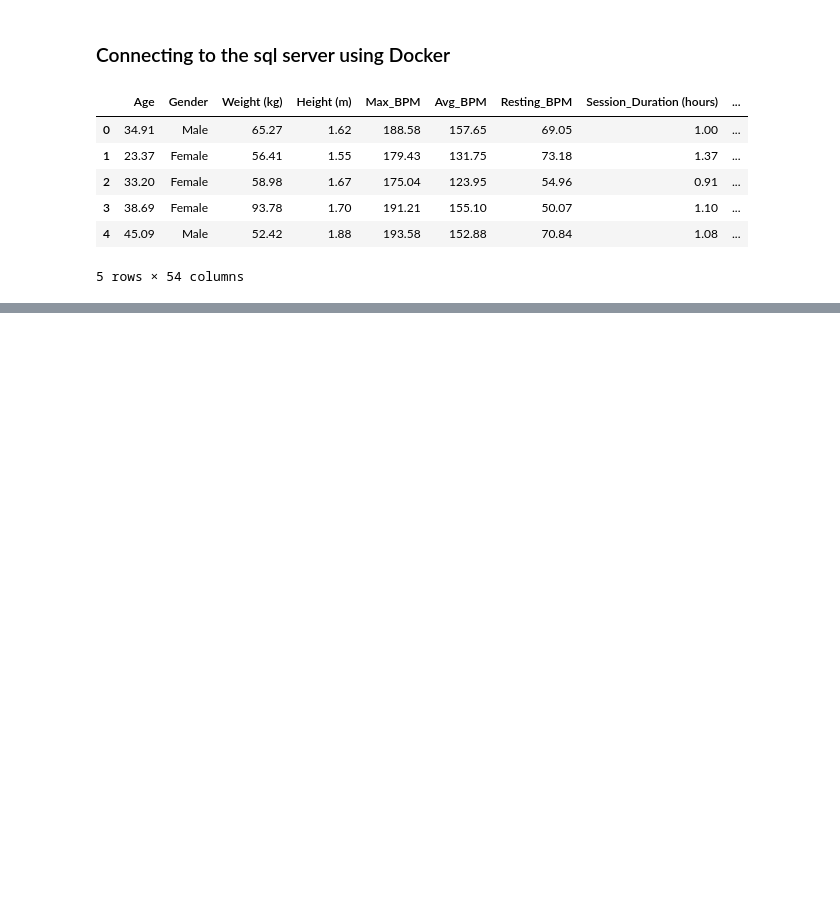
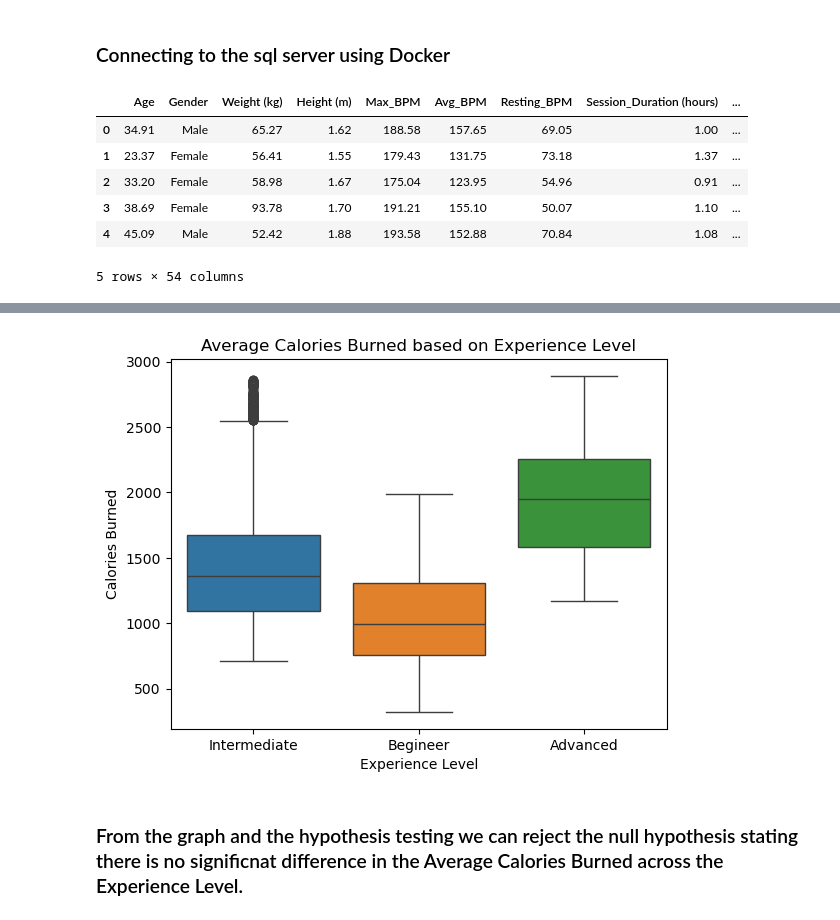
Before and after one commit to suzaladhikari/Fitness_App, a Jupyter notebook: Analysis_Data/analytics.ipynb, the cells around one changed output, grey strips where cells are left out. Drawn from its saved outputs; the diff is of its cells as text; code cells hidden in the pictures; blank space fills up the shorter version.

```diff
--- a/Analysis_Data/analytics.ipynb
+++ b/Analysis_Data/analytics.ipynb
@@ -46,0 +58,44 @@ Index(['Age', 'Gender', 'Weight (kg)', 'Height (m)', 'Max_BPM', 'Avg_BPM',
+# %%
+query = """
+    with calories_burned as (
+	select "Calories_Burned",
+	case
+		when "Experience_Level" < 2.0 then 'Begineer'
+		when "Experience_Level" >= 2.0 and "Experience_Level" < 3.0 then 'Intermediate'
+		else 'Advanced'
+	end as Experience_Status
+	from cleaned
+
+)
+
+select * from calories_burned
+
+"""
+
+calories_burned = pd.read_sql(query, connection)
+
+### Lets check the normality of the data
+
+calories_burned.head(5)
+for types in calories_burned['experience_status'].unique():
+    stats,p_value = shapiro(calories_burned[calories_burned['experience_status'] == types]['Calories_Burned'])
+    ## All the p_values are less than 0.05 which means that they are non-normal which means we will be using non-parametric testing
+
+
+## Kruskal Testing for Hypothesis
+groups = [calories_burned[calories_burned['experience_status'] == types]['Calories_Burned'] for types in calories_burned['experience_status'].unique()]
+stats, p_value = kruskal(*groups) ##p_value <0.05 which means we reject the null hypothesis
+
+
+## Visual Proof
+calories_experience = calories_burned.groupby('experience_status').agg({"Calories_Burned":"mean"}).reset_index()
+
+sns.boxplot(x = 'experience_status', y = 'Calories_Burned', data = calories_burned, hue = 'experience_status')
+plt.xlabel("Experience Level")
+plt.ylabel("Calories Burned")
+plt.title("Average Calories Burned based on Experience Level")
+plt.show()
+# %% [output]
+[figure, added]
+# %% [markdown]
+### From the graph and the hypothesis testing we can reject the null hypothesis stating there is no significnat difference in the Average Calories Burned across the Experience Level.
```
Also changed, not shown: parts of 4 cells of this notebook, 1 other file.
